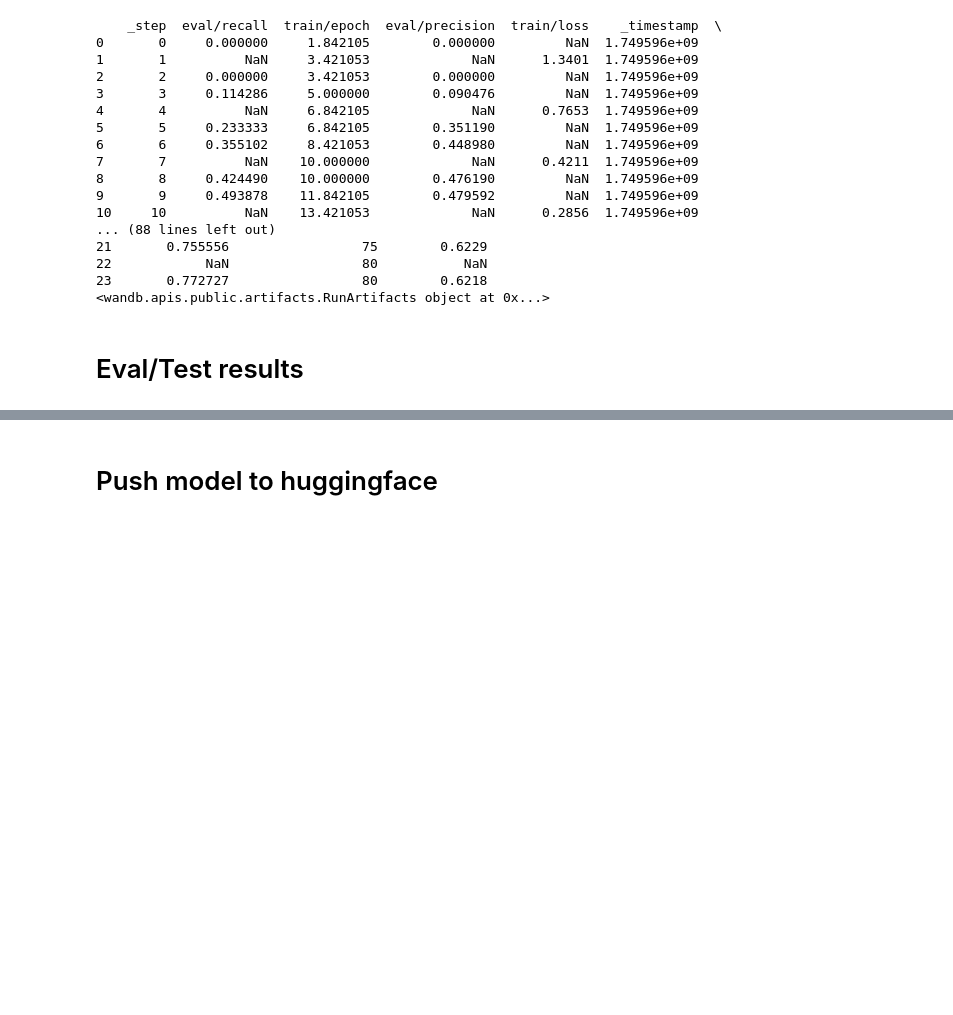
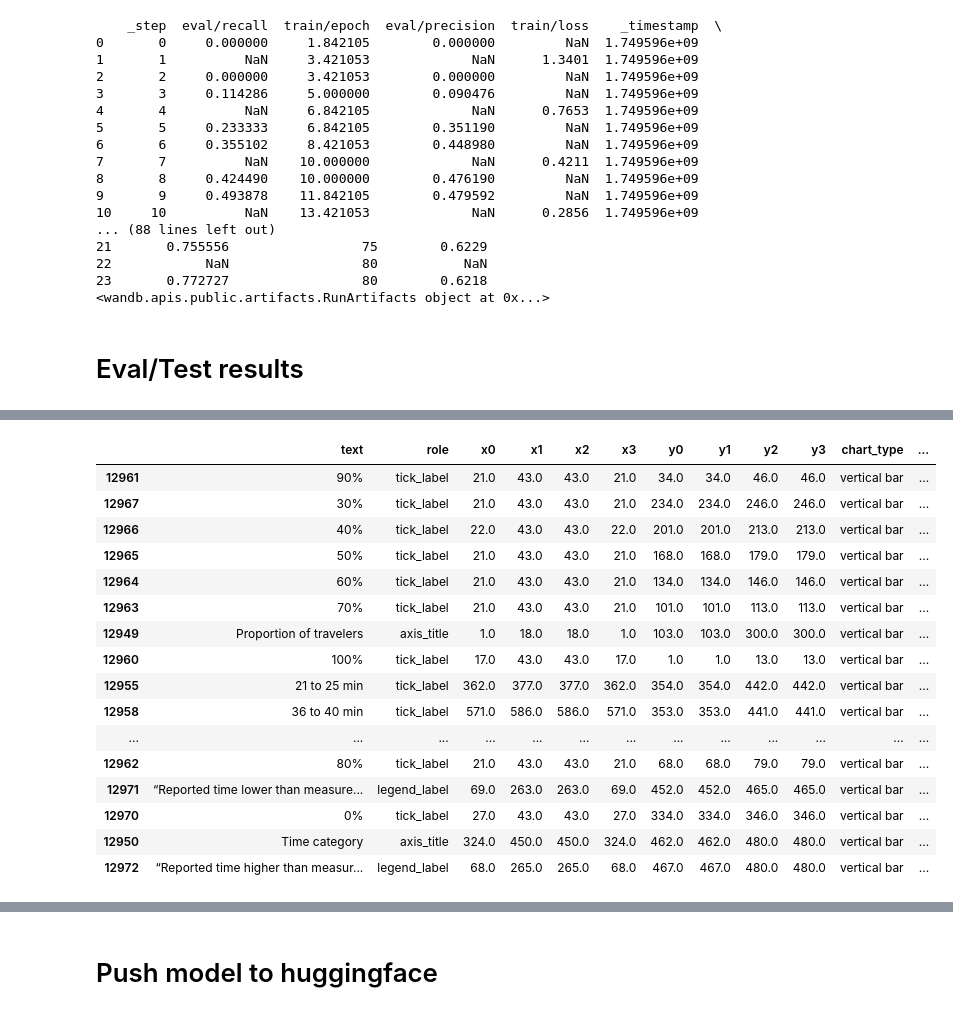
Before and after one commit to nassimb0u/text-role-classification, a Jupyter notebook: datasets/prepro_datasets.ipynb, the cells around one changed output, grey strips where cells are left out. Cells and saved outputs as stored; diff of their text form; code cells hidden in the pictures; blank space fills up the shorter version.

```diff
--- a/datasets/prepro_datasets.ipynb
+++ b/datasets/prepro_datasets.ipynb
@@ -1467,0 +1480,7 @@ print(run.logged_artifacts())
+# %%
+df_icpr2022_test_pred = df_icpr2022_test[df_icpr2022_test["role"].notnull()].copy()
+df_icpr2022_test_pred["annot_file_name"] = df_icpr2022_test_pred["annot_file"].apply(
+    os.path.basename
+)
+df_icpr2022_test_pred = df_icpr2022_test_pred.sort_values(by="annot_file_name")
+df_icpr2022_test_pred.head()
@@ -1467,0 +1537,23 @@ print(run.logged_artifacts())
+# %%
+# strange case
+df_icpr2022_test_pred[
+    df_icpr2022_test_pred["annot_file_name"] == "PMC3812229___g004.json"
+]
+# %% [output]
+|  | text | role | x0 | x1 | x2 | x3 | y0 | y1 | y2 | y3 | chart_type | ... |
+| 12961 | 90% | tick_label | 21.0 | 43.0 | 43.0 | 21.0 | 34.0 | 34.0 | 46.0 | 46.0 | vertical bar | ... |
+| 12967 | 30% | tick_label | 21.0 | 43.0 | 43.0 | 21.0 | 234.0 | 234.0 | 246.0 | 246.0 | vertical bar | ... |
+| 12966 | 40% | tick_label | 22.0 | 43.0 | 43.0 | 22.0 | 201.0 | 201.0 | 213.0 | 213.0 | vertical bar | ... |
+| 12965 | 50% | tick_label | 21.0 | 43.0 | 43.0 | 21.0 | 168.0 | 168.0 | 179.0 | 179.0 | vertical bar | ... |
+| 12964 | 60% | tick_label | 21.0 | 43.0 | 43.0 | 21.0 | 134.0 | 134.0 | 146.0 | 146.0 | vertical bar | ... |
+| 12963 | 70% | tick_label | 21.0 | 43.0 | 43.0 | 21.0 | 101.0 | 101.0 | 113.0 | 113.0 | vertical bar | ... |
+| 12949 | Proportion of travelers | axis_title | 1.0 | 18.0 | 18.0 | 1.0 | 103.0 | 103.0 | 300.0 | 300.0 | vertical bar | ... |
+| 12960 | 100% | tick_label | 17.0 | 43.0 | 43.0 | 17.0 | 1.0 | 1.0 | 13.0 | 13.0 | vertical bar | ... |
+| 12955 | 21 to 25 min | tick_label | 362.0 | 377.0 | 377.0 | 362.0 | 354.0 | 354.0 | 442.0 | 442.0 | vertical bar | ... |
+| 12958 | 36 to 40 min | tick_label | 571.0 | 586.0 | 586.0 | 571.0 | 353.0 | 353.0 | 441.0 | 441.0 | vertical bar | ... |
+| ... | ... | ... | ... | ... | ... | ... | ... | ... | ... | ... | ... | ... |
+| 12962 | 80% | tick_label | 21.0 | 43.0 | 43.0 | 21.0 | 68.0 | 68.0 | 79.0 | 79.0 | vertical bar | ... |
+| 12971 | “Reported time lower than measure... | legend_label | 69.0 | 263.0 | 263.0 | 69.0 | 452.0 | 452.0 | 465.0 | 465.0 | vertical bar | ... |
+| 12970 | 0% | tick_label | 27.0 | 43.0 | 43.0 | 27.0 | 334.0 | 334.0 | 346.0 | 346.0 | vertical bar | ... |
+| 12950 | Time category | axis_title | 324.0 | 450.0 | 450.0 | 324.0 | 462.0 | 462.0 | 480.0 | 480.0 | vertical bar | ... |
+| 12972 | “Reported time higher than measur... | legend_label | 68.0 | 265.0 | 265.0 | 68.0 | 467.0 | 467.0 | 480.0 | 480.0 | vertical bar | ... |
```
Also changed, not shown: parts of 13 cells of this notebook, 1 other file.
